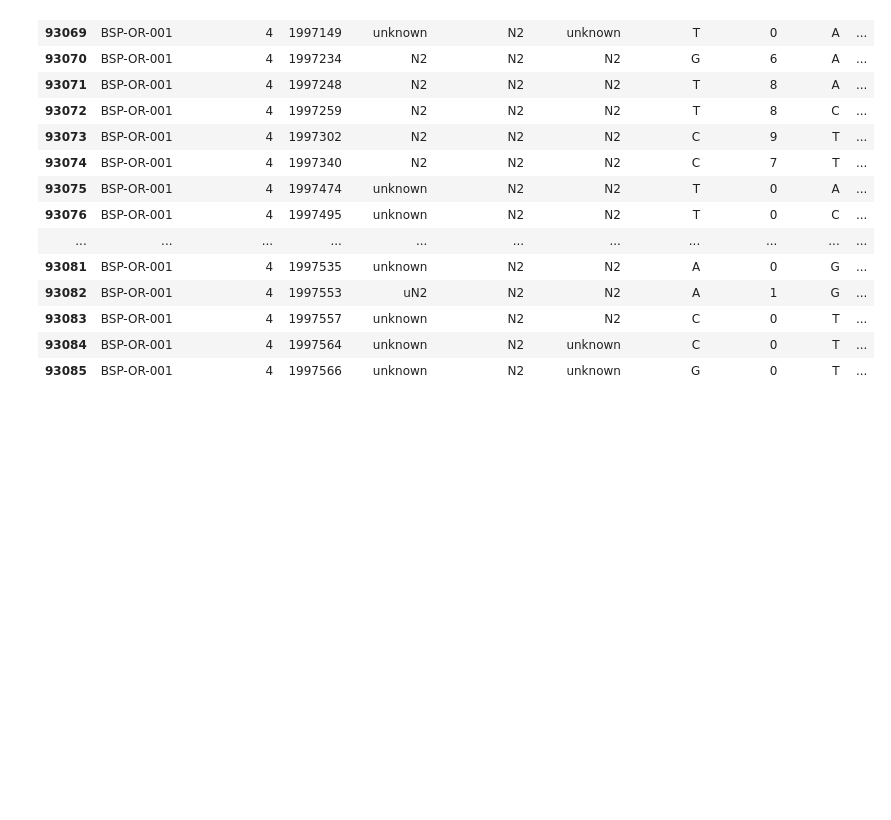
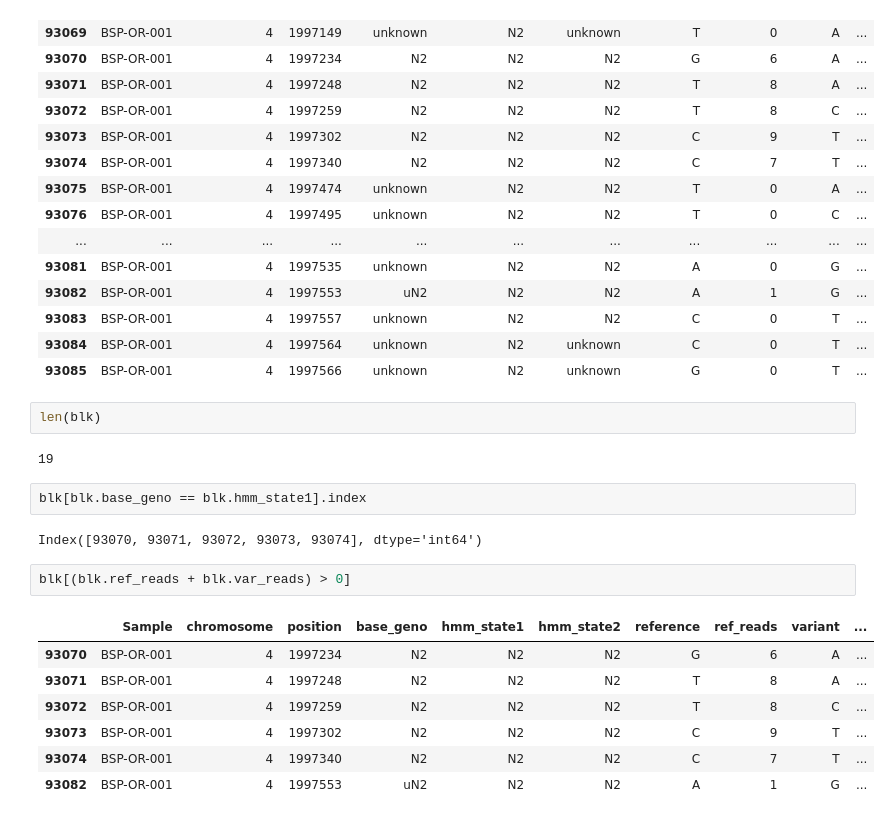
Before and after one commit to conery/crossovers, a Jupyter notebook: ncos.ipynb, the cells around one changed output. Cells and saved outputs as stored; diff of their text form; blank space fills up the shorter version.

```diff
--- a/ncos.ipynb
+++ b/ncos.ipynb
@@ -280,3 +280,21 @@ pks[pks.index.isin(s)]
 | 93083 | BSP-OR-001 | 4 | 1997557 | unknown | N2 | N2 | C | 0 | T | ... |
 | 93084 | BSP-OR-001 | 4 | 1997564 | unknown | N2 | unknown | C | 0 | T | ... |
 | 93085 | BSP-OR-001 | 4 | 1997566 | unknown | N2 | unknown | G | 0 | T | ... |
+# %%
+len(blk)
+# %% [output]
+19
+# %%
+blk[blk.base_geno == blk.hmm_state1].index
+# %% [output]
+Index([93070, 93071, 93072, 93073, 93074], dtype='int64')
+# %%
+blk[(blk.ref_reads + blk.var_reads) > 0]
+# %% [output]
+|  | Sample | chromosome | position | base_geno | hmm_state1 | hmm_state2 | reference | ref_reads | variant | ... |
+| 93070 | BSP-OR-001 | 4 | 1997234 | N2 | N2 | N2 | G | 6 | A | ... |
+| 93071 | BSP-OR-001 | 4 | 1997248 | N2 | N2 | N2 | T | 8 | A | ... |
+| 93072 | BSP-OR-001 | 4 | 1997259 | N2 | N2 | N2 | T | 8 | C | ... |
+| 93073 | BSP-OR-001 | 4 | 1997302 | N2 | N2 | N2 | C | 9 | T | ... |
+| 93074 | BSP-OR-001 | 4 | 1997340 | N2 | N2 | N2 | C | 7 | T | ... |
+| 93082 | BSP-OR-001 | 4 | 1997553 | uN2 | N2 | N2 | A | 1 | G | ... |
```
Also changed, not shown: parts of 2 cells of this notebook, 2 other files.
